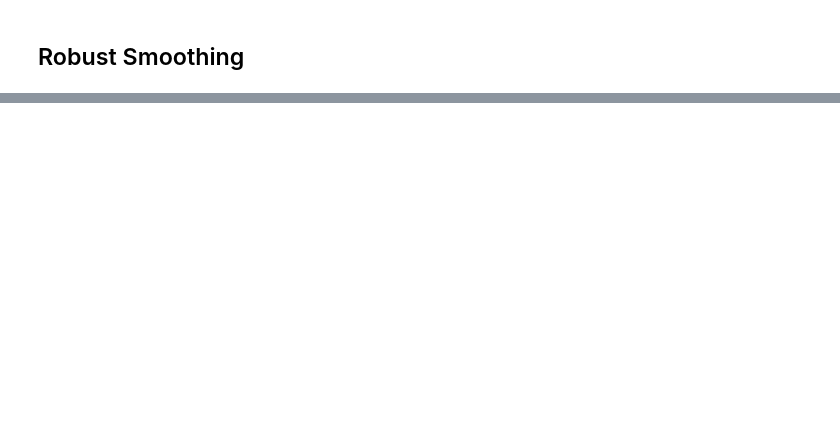
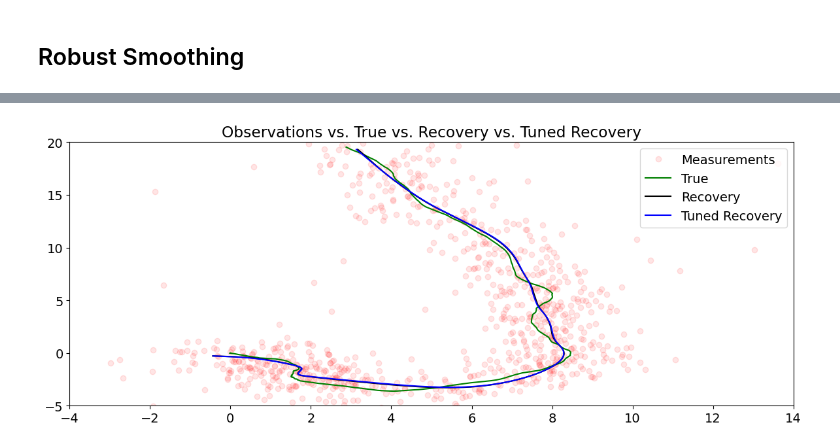
Before and after one commit to cvxgrp/cvxpylayers, a Jupyter notebook: examples/torch/learned_state_estimation.ipynb, the cells around one changed output, grey strips where cells are left out. Cells and saved outputs as stored; diff of their text form; code cells hidden in the pictures; blank space fills up the shorter version.

```diff
--- a/examples/torch/learned_state_estimation.ipynb
+++ b/examples/torch/learned_state_estimation.ipynb
@@ -1216,0 +1406,3 @@ plot_positions([x_true,x_hat_orig.detach().numpy()], ['True', 'KF orig. recovery
+# %%
+Fn = partial(F, y=c_tune_tch, measurement_mask=tune_mask)
+Ln = lambda y_hat : L(y=c_test_tch, measurement_mask=test_mask, y_hat=y_hat)
@@ -1216,0 +1419,2 @@ plot_positions([x_true,x_hat_orig.detach().numpy()], ['True', 'KF orig. recovery
+# %%
+robust_result = tune_kalman_smoother(robust_layer, Fn, Ln, robust_params, num_iters=15, verbose=True, print_every=1)
@@ -1217,3 +1439,16 @@ plot_positions([x_true,x_hat_orig.detach().numpy()], ['True', 'KF orig. recovery
+# %%
+last_theta = robust_result[2][14]
+last_theta_tch = [torch.tensor(p) for p in last_theta]
+# %%
+related_x = robust_layer(*last_theta_tch)[0]
+# %%
+plot_positions(traj=[[y, x_true, roubst_x_hat_orig.detach().numpy(), related_x.numpy()]],
+               titles=['Observations vs. True vs. Recovery vs. Tuned Recovery'],
+               legends=[['Measurements', 'True', 'Recovery', 'Tuned Recovery']],
+               plot_args=[['ro', 'g', 'k', 'b']],
+               axis=[-4,14,-5,20])
+# %% [output]
+[figure, added]
 # %% [markdown]
 # References
 - \[[BB20](https://stanford.edu/~boyd/papers/auto_ks.html)\] S. Barratt and S. Boyd. "Fitting a kalman smoother to data." 2019.
```
Also changed, not shown: parts of 74 cells of this notebook, 3 other files.
